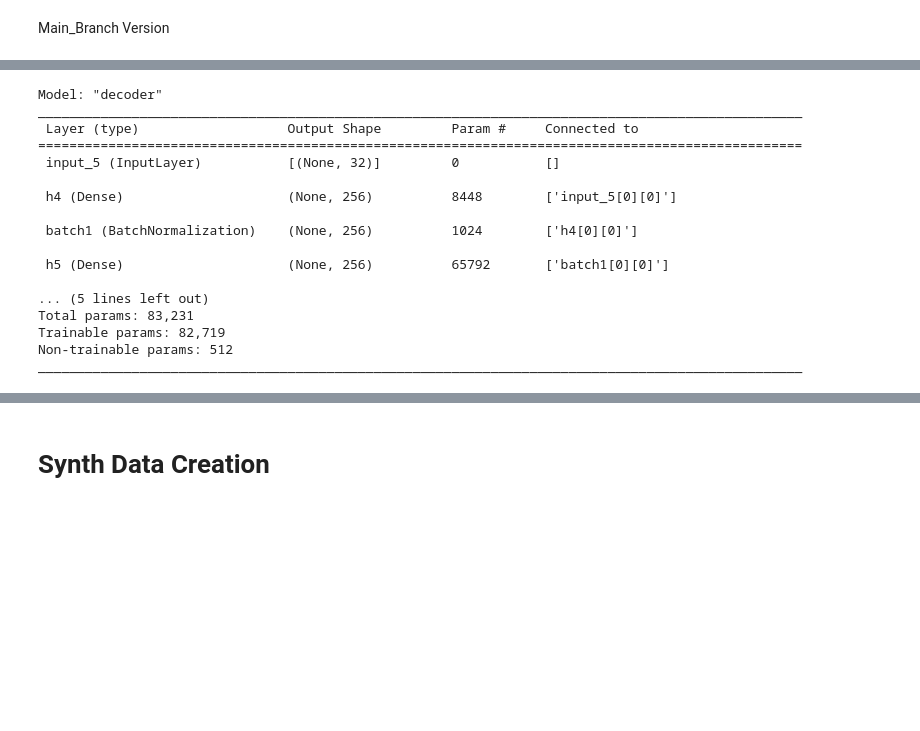
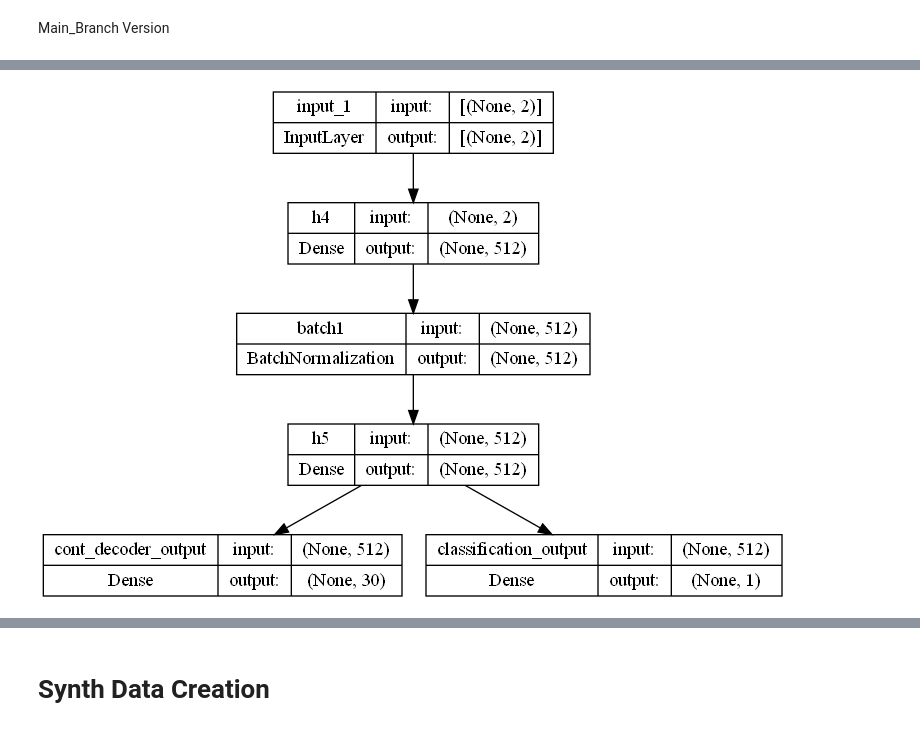
Before and after one commit to MaxIG1/var_auto_for_synth_data, a Jupyter notebook: notebooks/Base_updated_data.ipynb, the cells around one changed output, grey strips where cells are left out. Drawn from its saved outputs; the diff is of its cells as text; code cells hidden in the pictures; blank space fills up the shorter version.

Commit message:
new model

```diff
--- a/notebooks/Base_updated_data.ipynb
+++ b/notebooks/Base_updated_data.ipynb
@@ -66,30 +67,17 @@ keras.utils.plot_model(encoder, show_shapes=True)
 # %%
 # Decoder
 latent_inputs = keras.Input(shape=(latent_dim,))
-n_x4 = 256
+
+n_x4 = 512
 x = Dense(n_x4, activation="relu", name="h4")(latent_inputs)
 x = BatchNormalization(name="batch1")(x)
-x = Dense(n_x4, activation="relu", name="h5")(x)
+n_x5 = 512
+x = Dense(n_x5, activation="relu", name="h5")(x)
+
 cont_decoder_outputs = Dense(30, activation = 'linear', name="cont_decoder_output")(x)
 class_decoder_output = Dense(1, activation="sigmoid", name="classification_output")(x)
 decoder = keras.Model(latent_inputs, [cont_decoder_outputs, class_decoder_output], name="decoder")
-decoder.summary()
+keras.utils.plot_model(decoder, show_shapes=True)
 # %% [output]
-Model: "decoder"
-__________________________________________________________________________________________________
- Layer (type)                   Output Shape         Param #     Connected to
-==================================================================================================
- input_5 (InputLayer)           [(None, 32)]         0           []
-
- h4 (Dense)                     (None, 256)          8448        ['input_5[0][0]']
-
- batch1 (BatchNormalization)    (None, 256)          1024        ['h4[0][0]']
-
- h5 (Dense)                     (None, 256)          65792       ['batch1[0][0]']
-
-... (5 lines left out)
-Total params: 83,231
-Trainable params: 82,719
-Non-trainable params: 512
-__________________________________________________________________________________________________
+[figure, added]
 # %%
```
Also changed, not shown: parts of 11 cells of this notebook.
